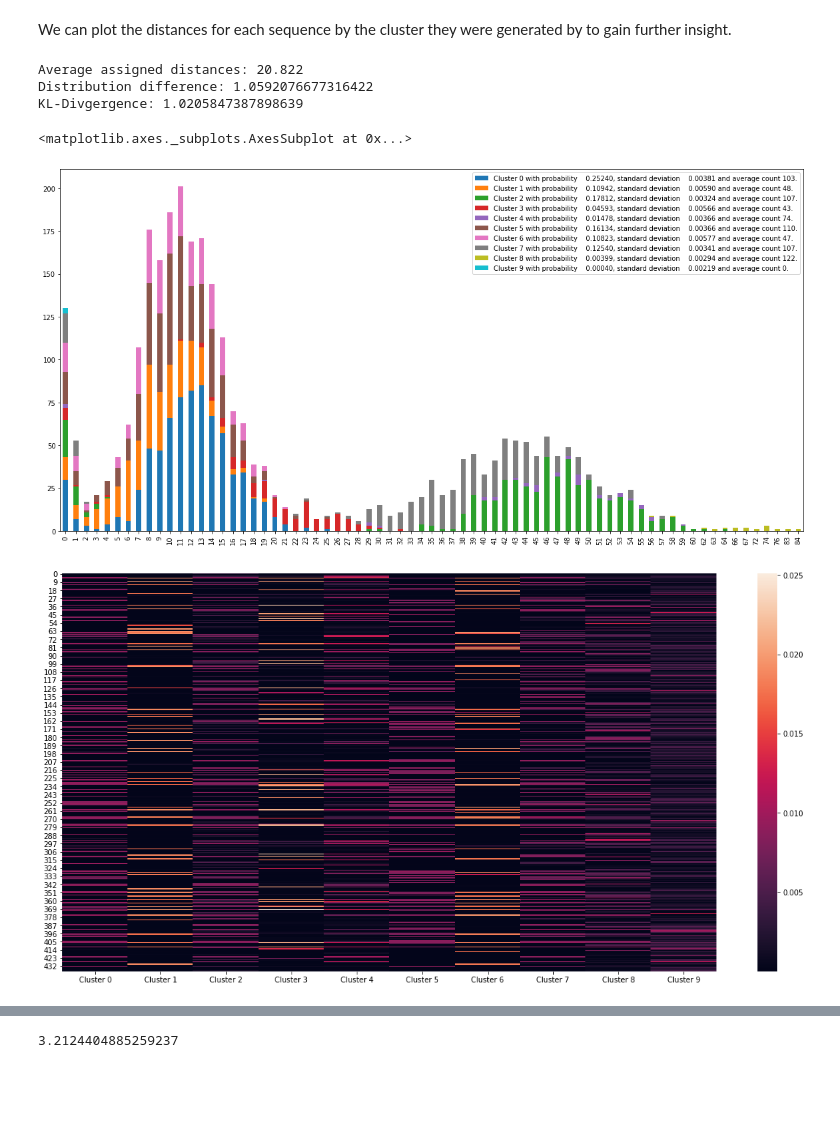
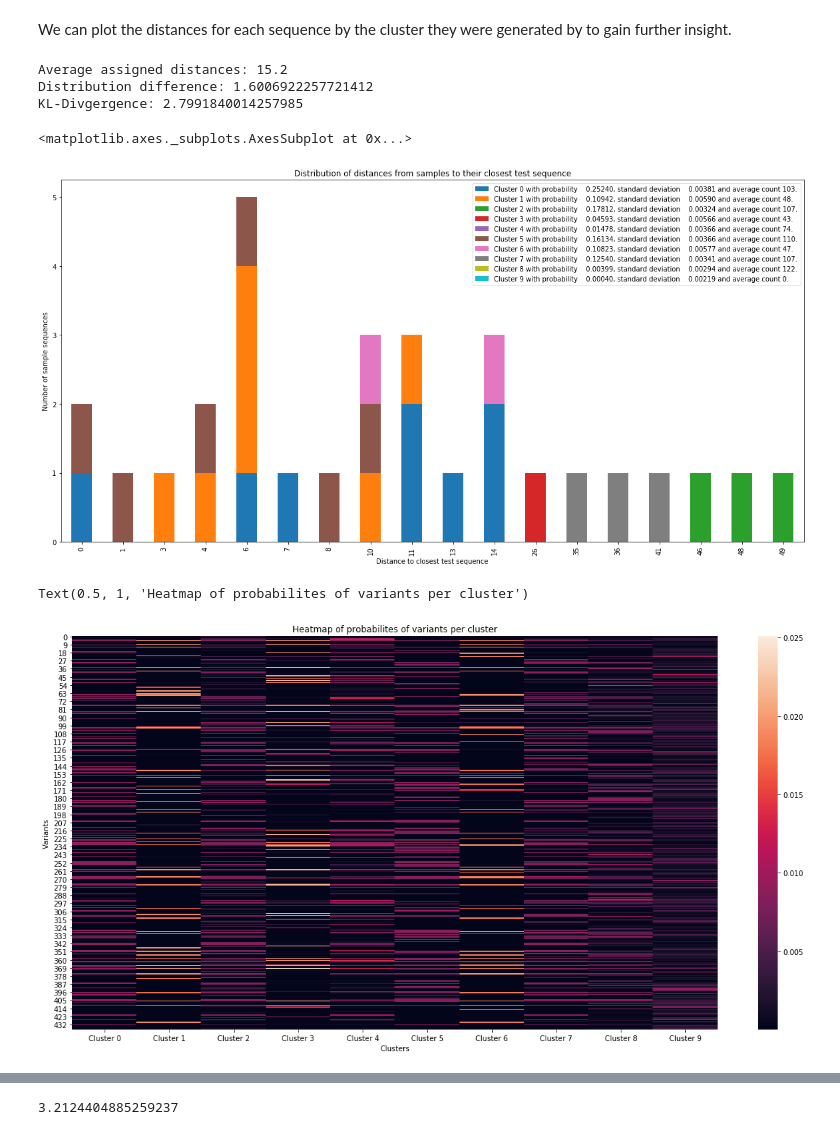
Before and after one commit to manuelgloeckler/sequence_bioinfo, a Jupyter notebook: project/Gentype Evaluation.ipynb, the cells around one changed output, grey strips where cells are left out. Drawn from its saved outputs; the diff is of its cells as text; code cells hidden in the pictures; blank space fills up the shorter version.

```diff
--- a/project/Gentype Evaluation.ipynb
+++ b/project/Gentype Evaluation.ipynb
@@ -144,7 +147,7 @@ Generate a good amount of samples (the more the better, but also the longer it w
 # %%
 variant_ranges = data_manager.get_variation_range(**allele_args)
 mm = AlleleMM(eval_models[best_idx].Z, eval_models[best_idx].theta, inference_matrix_training, variant_ranges, variation_map)
-number_of_samples = 3000
+number_of_samples = 30
 samples = []
 clusters = []
 descriptions = []
@@ -182,47 +185,55 @@ for individual in set(test_set):
 
 print("Average assigned distances: {}\nDistribution difference: {}\nKL-Divgergence: {}".format(avg_distances, distribution_difference, KL_div(generated_probabilites, test_probabilites)))
 # %% [output]
-Average assigned distances: 20.822
-Distribution difference: 1.0592076677316422
-KL-Divgergence: 1.0205847387898639
+Average assigned distances: 15.2
+Distribution difference: 1.6006922257721412
+KL-Divgergence: 2.7991840014257985
 # %%
 fig, ax = plt.subplots(figsize=(20,10))
 assigned_distance_clusters = []
 distances = set()
 for i in range(mm.clusters):
     assigned_distance_clusters.append([])
 for i, sample in enumerate(samples):
     assigned_distance_clusters[clusters[i]].append(assigned_distance[tuple(sample)])
     distances.add(assigned_distance[tuple(sample)])
 
 distances = list(distances)
 distances.sort()
 
 cluster_per_distances = []
 for distance in distances:
     cluster_per_distance = []
     for cluster in assigned_distance_clusters:
         cluster_per_distance.append(cluster.count(distance))
     cluster_per_distances.append(cluster_per_distance)
 cluster_per_distances = np.array(cluster_per_distances)
 
 standard_deviations = [np.std(mm.theta[i]) for i in range(mm.clusters)]
 avg_count = []
 for i in range(mm.clusters):
     choices, probabilites = mm.distributions[i]
     avg_count.append(int(sum(choice * prob for choice, prob in zip(choices, probabilites))))
 descriptions = ["Cluster {} with probability {:10.5f}, standard deviation {:10.5f} and average count {}.".format(i, mm.pi[i], standard_deviations[i], avg_count[i]) for i in range(mm.clusters)]
 df = pd.DataFrame(dict(zip(descriptions, cluster_per_distances.T)))
 df.index = distances
 
+ax.set_ylabel("Number of sample sequences")
+ax.set_xlabel("Distance to closest test sequence")
+ax.set_title("Distribution of distances from samples to their closest test sequence")
 df.plot(kind="bar", stacked=True, ax=ax)
 # %% [output]
 <matplotlib.axes._subplots.AxesSubplot at 0x...>
-[figure, old version]
+[figure, new version]
 # %%
 df = pd.DataFrame(dict(zip(["Cluster " + str(i) for i in range(len(eval_models[best_idx].theta))], list(eval_models[best_idx].theta))))
 fig, ax = plt.subplots(figsize=(20,10))
 ax = sns.heatmap(df)
+
+ax.set_ylabel("Variants")
+ax.set_xlabel("Clusters")
+ax.set_title("Heatmap of probabilites of variants per cluster")
 # %% [output]
+Text(0.5, 1, 'Heatmap of probabilites of variants per cluster')
-[figure, old version]
+[figure, new version]
 # %%
```
Also changed, not shown: parts of 3 cells of this notebook, 1 other file.
